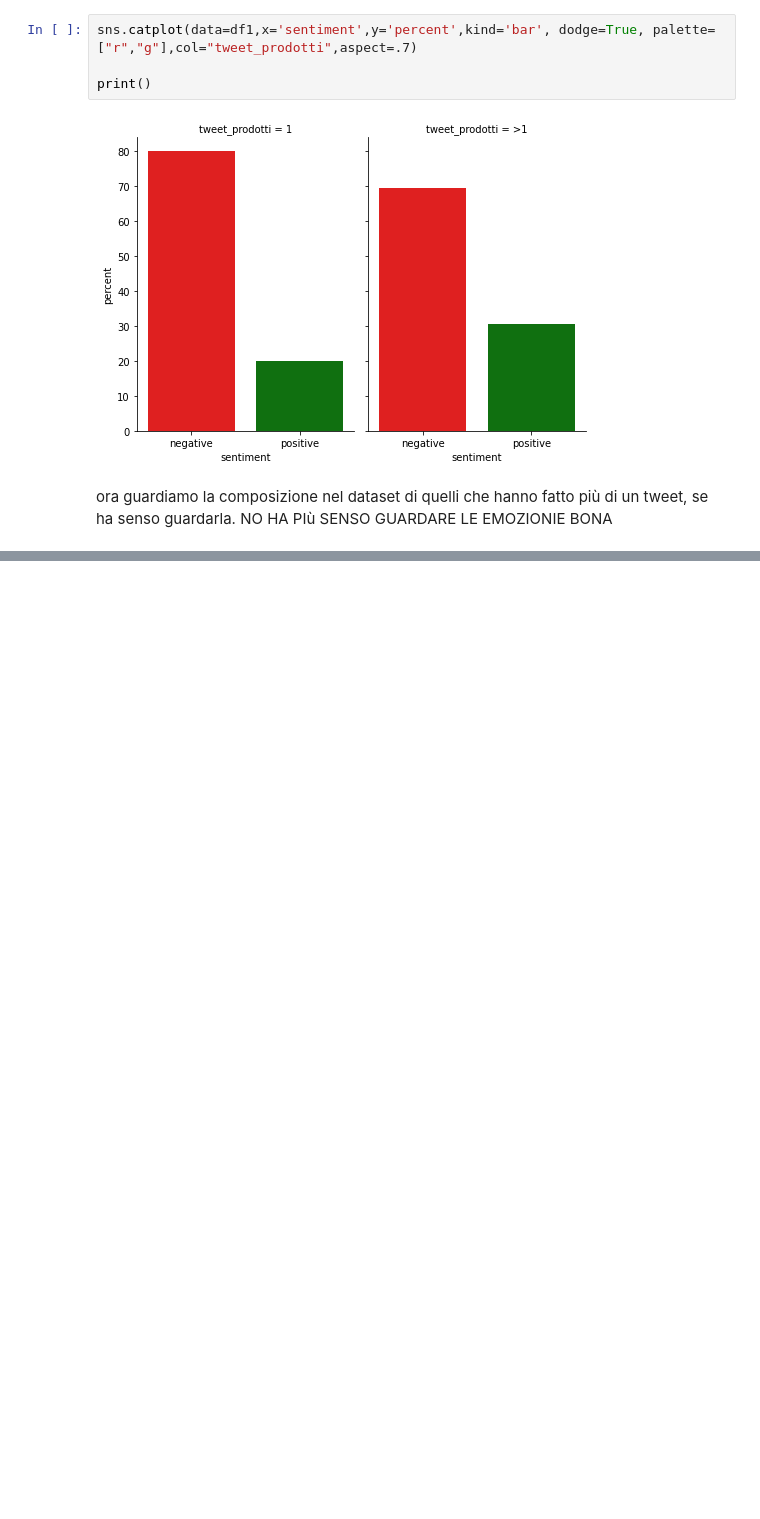
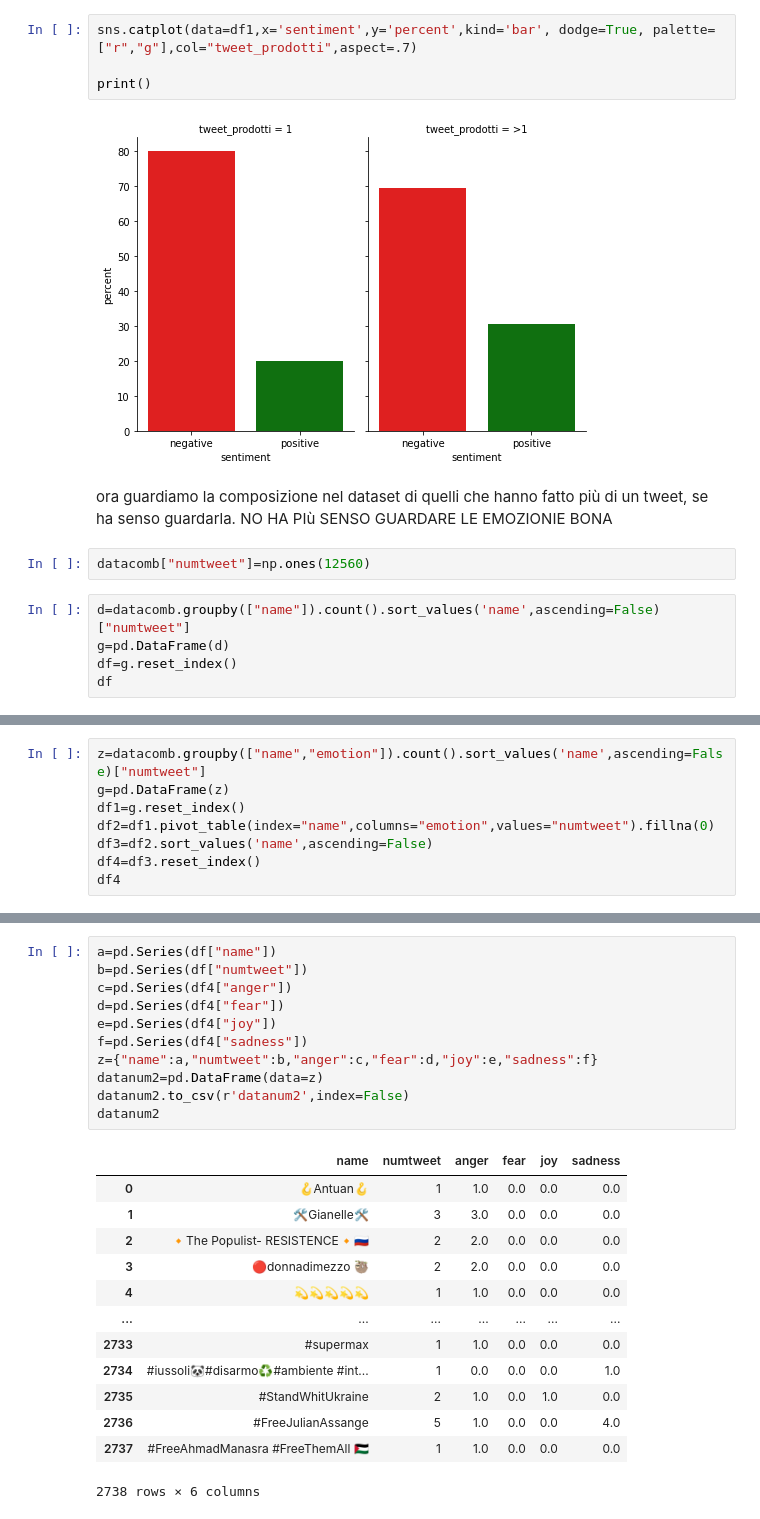
Before and after one commit to paolofesta/prove, a Jupyter notebook: TESI.ipynb, the cells around one changed output, grey strips where cells are left out. Drawn from its saved outputs; the diff is of its cells as text; blank space fills up the shorter version.

```diff
--- a/TESI.ipynb
+++ b/TESI.ipynb
@@ -1209,3 +1209,10 @@ print()
 [figure]
 # %% [markdown]
 ora guardiamo la composizione nel dataset di quelli che hanno fatto più di un tweet, se ha senso guardarla. NO HA PIù SENSO GUARDARE LE EMOZIONIE BONA
+# %%
+datacomb["numtweet"]=np.ones(12560)
+# %%
+d=datacomb.groupby(["name"]).count().sort_values('name',ascending=False)["numtweet"]
+g=pd.DataFrame(d)
+df=g.reset_index()
+df
@@ -1211,0 +1233,8 @@ ora guardiamo la composizione nel dataset di quelli che hanno fatto più di un t
+# %%
+z=datacomb.groupby(["name","emotion"]).count().sort_values('name',ascending=False)["numtweet"]
+g=pd.DataFrame(z)
+df1=g.reset_index()
+df2=df1.pivot_table(index="name",columns="emotion",values="numtweet").fillna(0)
+df3=df2.sort_values('name',ascending=False)
+df4=df3.reset_index()
+df4
@@ -1211,0 +1255,25 @@ ora guardiamo la composizione nel dataset di quelli che hanno fatto più di un t
+# %%
+a=pd.Series(df["name"])
+b=pd.Series(df["numtweet"])
+c=pd.Series(df4["anger"])
+d=pd.Series(df4["fear"])
+e=pd.Series(df4["joy"])
+f=pd.Series(df4["sadness"])
+z={"name":a,"numtweet":b,"anger":c,"fear":d,"joy":e,"sadness":f}
+datanum2=pd.DataFrame(data=z)
+datanum2.to_csv(r'datanum2',index=False)
+datanum2
+# %% [output]
+|  | name | numtweet | anger | fear | joy | sadness |
+| 0 | 🪝Antuan🪝 | 1 | 1.0 | 0.0 | 0.0 | 0.0 |
+| 1 | 🛠️Gianelle🛠️ | 3 | 3.0 | 0.0 | 0.0 | 0.0 |
+| 2 | 🔸️The Populist- RESISTENCE🔸️🇷🇺 | 2 | 2.0 | 0.0 | 0.0 | 0.0 |
+| 3 | 🔴donnadimezzo 🦥 | 2 | 2.0 | 0.0 | 0.0 | 0.0 |
+| 4 | 💫💫💫💫💫 | 1 | 1.0 | 0.0 | 0.0 | 0.0 |
+| ... | ... | ... | ... | ... | ... | ... |
+| 2733 | #supermax | 1 | 1.0 | 0.0 | 0.0 | 0.0 |
+| 2734 | #iussoli🐼#disarmo♻️#ambiente #int... | 1 | 0.0 | 0.0 | 0.0 | 1.0 |
+| 2735 | #StandWhitUkraine | 2 | 1.0 | 0.0 | 1.0 | 0.0 |
+| 2736 | #FreeJulianAssange | 5 | 1.0 | 0.0 | 0.0 | 4.0 |
+| 2737 | #FreeAhmadManasra #FreeThemAll 🇵🇸 | 1 | 1.0 | 0.0 | 0.0 | 0.0 |
+2738 rows × 6 columns
```
Also changed, not shown: parts of 9 cells of this notebook.
